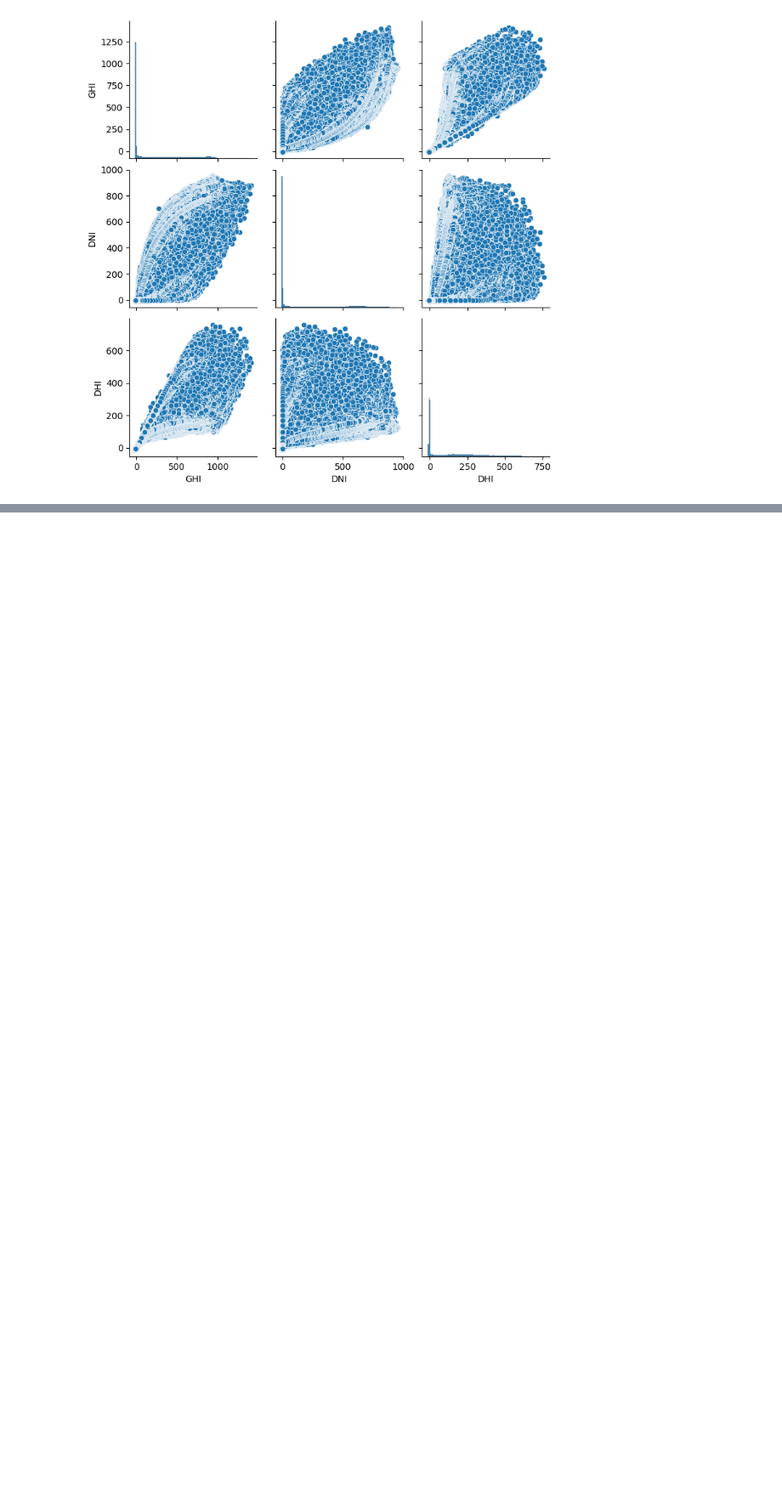
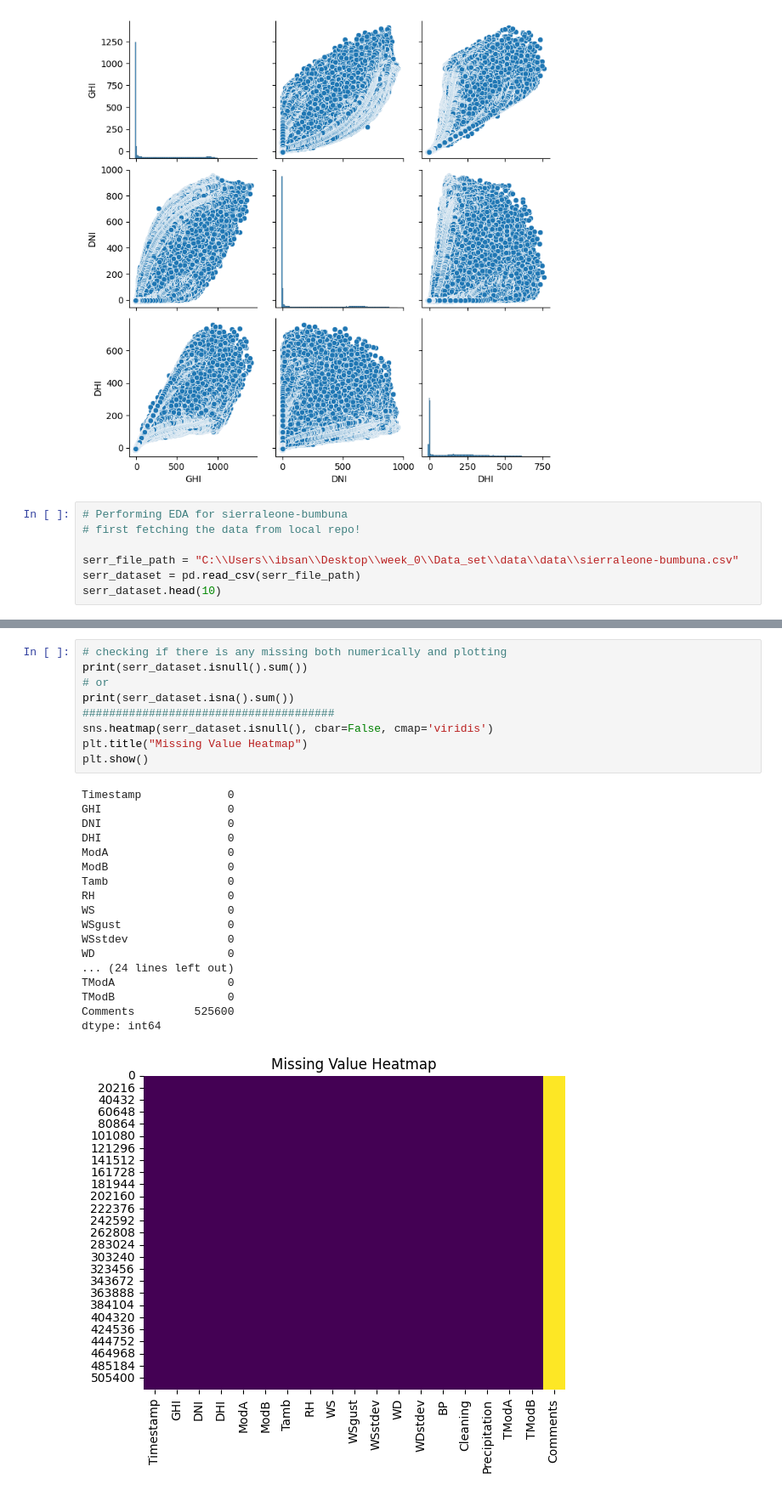
Before and after one commit to ibso99/Solar_radiation_measurment_data_analysis, a Jupyter notebook: Notebook/EDA.ipynb, the cells around one changed output, grey strips where cells are left out. Shown at 85% size. Cells and saved outputs as stored; diff of their text form; blank space fills up the shorter version.

Commit message:
my second modification that include EDA for sierraleone dataset

```diff
--- a/Notebook/EDA.ipynb
+++ b/Notebook/EDA.ipynb
@@ -174,3 +174,10 @@ sns.pairplot(benin_dataset[['GHI', 'DNI', 'DHI']])
 plt.show()
 # %% [output]
 [figure]
+# %%
+# Performing EDA for sierraleone-bumbuna
+# first fetching the data from local repo!
+
+serr_file_path = "C:\\Users\\ibsan\\Desktop\\week_0\\Data_set\\data\\data\\sierraleone-bumbuna.csv"
+serr_dataset = pd.read_csv(serr_file_path)
+serr_dataset.head(10)
@@ -176,0 +238,28 @@ plt.show()
+# %%
+# checking if there is any missing both numerically and plotting
+print(serr_dataset.isnull().sum())
+# or
+print(serr_dataset.isna().sum())
+######################################
+sns.heatmap(serr_dataset.isnull(), cbar=False, cmap='viridis')
+plt.title("Missing Value Heatmap")
+plt.show()
+# %% [output]
+Timestamp             0
+GHI                   0
+DNI                   0
+DHI                   0
+ModA                  0
+ModB                  0
+Tamb                  0
+RH                    0
+WS                    0
+WSgust                0
+WSstdev               0
+WD                    0
+... (24 lines left out)
+TModA                 0
+TModB                 0
+Comments         525600
+dtype: int64
+[figure, added]
```
Also changed, not shown: parts of 10 cells of this notebook.
